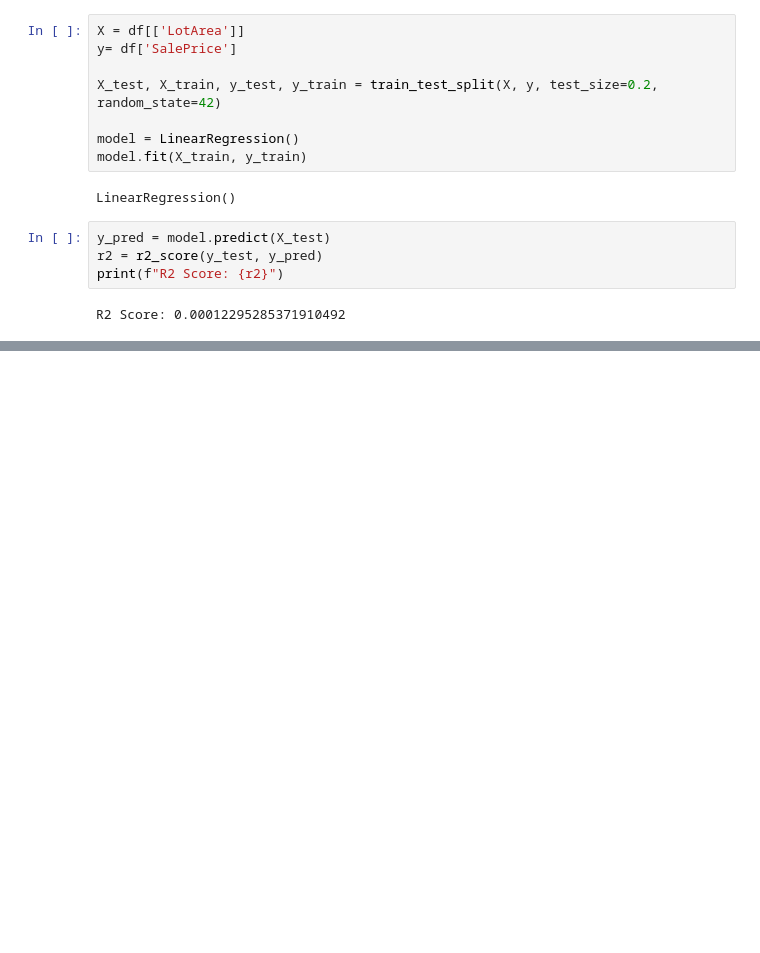
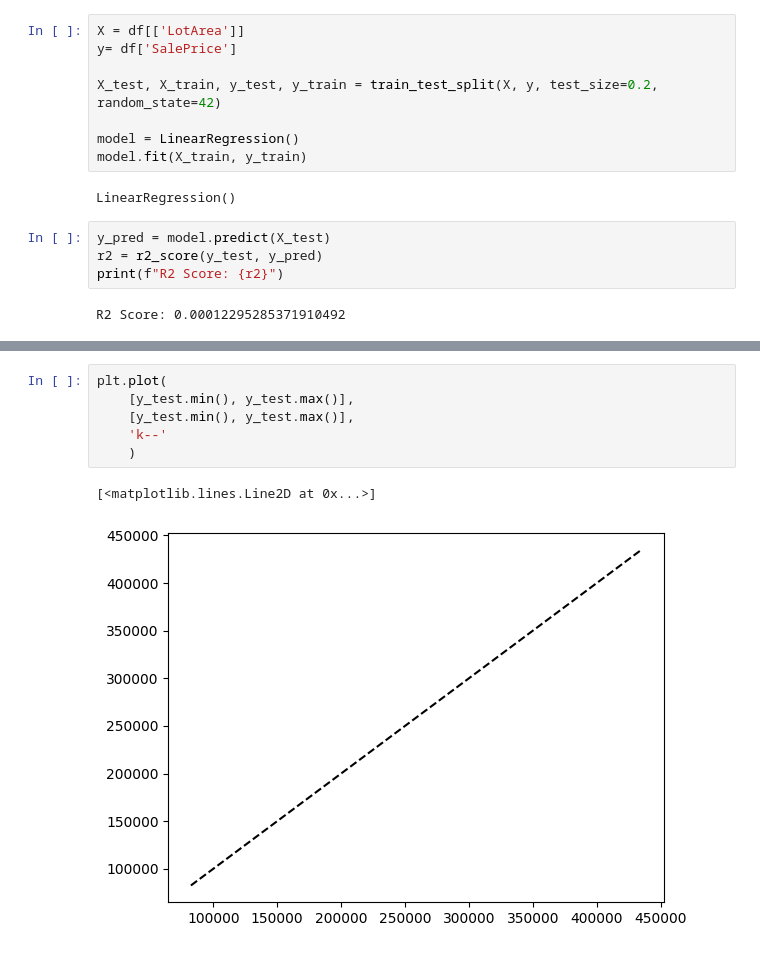
Before and after one commit to bhupendra17s/ML-learner, a Jupyter notebook: practice1.ipynb, the cells around one changed output, grey strips where cells are left out. Saved outputs shown, nothing was run; the diff lists cells and outputs as text; blank space fills up the shorter version.

```diff
--- a/practice1.ipynb
+++ b/practice1.ipynb
@@ -75,0 +96,9 @@ Enter the area of the house: 500
+# %%
+plt.plot(
+    [y_test.min(), y_test.max()],
+    [y_test.min(), y_test.max()],
+    'k--'
+    )
+# %% [output]
+[<matplotlib.lines.Line2D at 0x...>]
+[figure, added]
```
Also changed, not shown: parts of 7 cells of this notebook.
